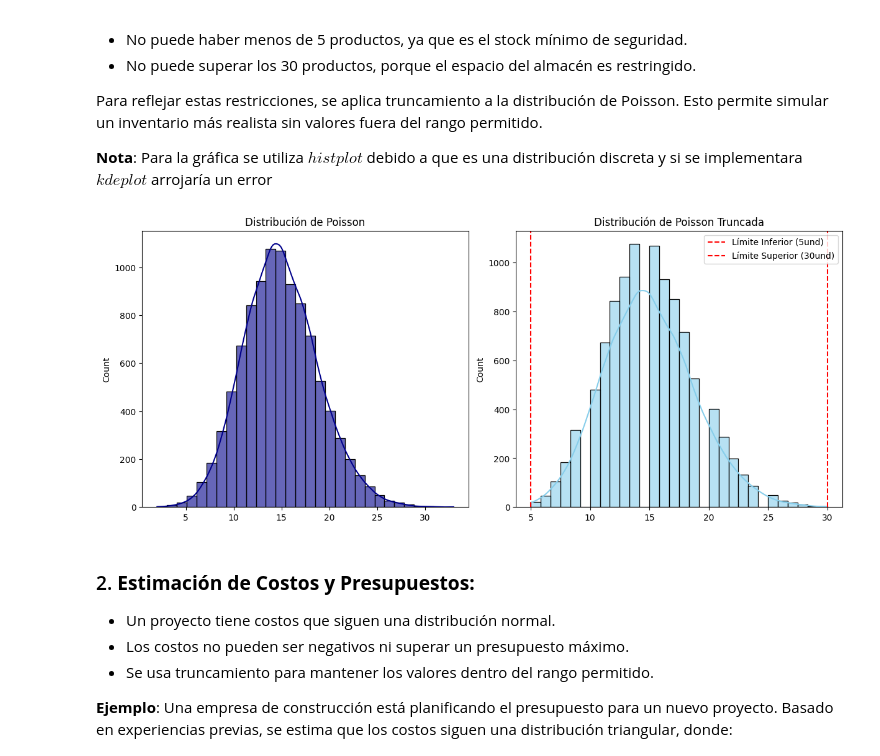
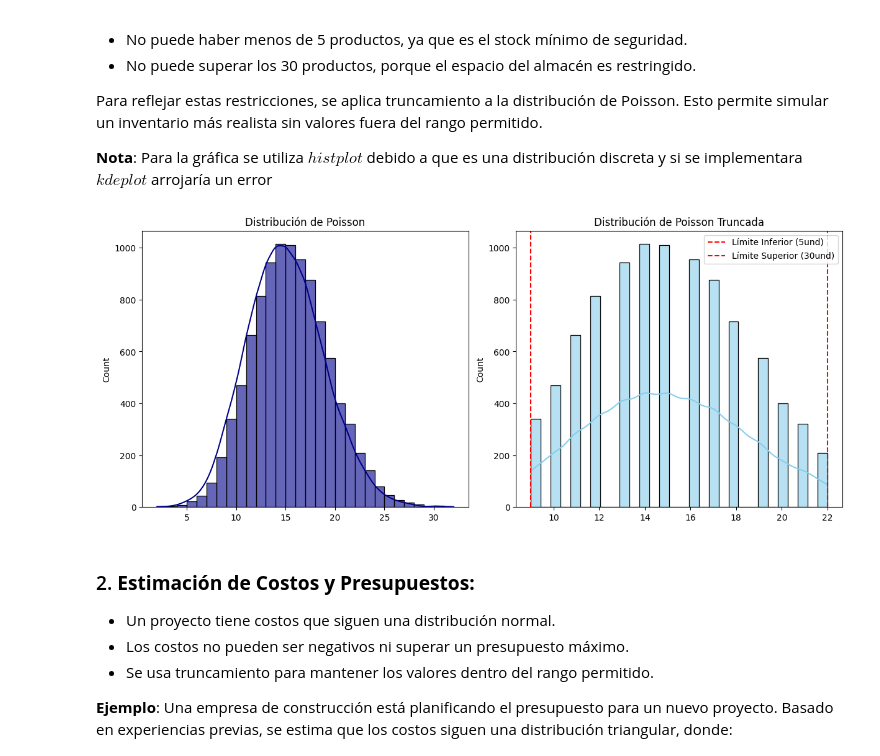
Before and after one commit to Tomaslopera/Truncamiento, a Jupyter notebook: Truncamiento.ipynb, the cells around one changed output. Cells and saved outputs as stored; diff of their text form; code cells hidden in the pictures.

Commit message:
Update truncamiento con percentiles, falta triangular

```diff
--- a/Truncamiento.ipynb
+++ b/Truncamiento.ipynb
@@ -215,26 +215,28 @@ Para reflejar estas restricciones, se aplica truncamiento a la distribución de
 # %%
 fig, ax = plt.subplots(nrows=1, ncols=2, figsize=(12, 5), layout='constrained')
 
 lambda_pos = 15   # Tasa media de productos recibidos en el almacén
-pos_lower = 5     # Nivel mínimo de inventario permitido
-pos_upper = 30    # Capacidad máxima del almacén
+
 
 # Distribución de Poisson
 poisson_inv = np.random.poisson(lam=lambda_pos, size=10000)
 sns.histplot(poisson_inv, color='darkblue', alpha=0.6, bins=30, kde=True, ax=ax[0])
 ax[0].set_title('Distribución de Poisson')
+
+pos_lower = np.percentile(poisson_inv, 5 ) # Nivel mínimo de inventario permitido
+pos_upper = np.percentile(poisson_inv, 95)  # Nivel máximo de inventario permitido
 
 # Distribución Truncada
 truncated_poisson_inv = poisson_inv[(poisson_inv >= pos_lower) & (poisson_inv <= pos_upper)]
 sns.histplot(truncated_poisson_inv, color='skyblue', alpha=0.6, bins=30, kde=True, ax=ax[1])
 ax[1].set_title('Distribución de Poisson Truncada')
 ax[1].axvline(pos_lower, color='red', linestyle='dashed', label='Límite Inferior (5und)')
 ax[1].axvline(pos_upper, color='red', linestyle='dashed', label='Límite Superior (30und)')
 ax[1].legend()
 
 plt.show()
 # %% [output]
-[figure, old version]
+[figure, new version]
 # %% [markdown]
 ### 2. **Estimación de Costos y Presupuestos:**
    - Un proyecto tiene costos que siguen una distribución normal.
```
Also changed, not shown: parts of 7 cells of this notebook.
